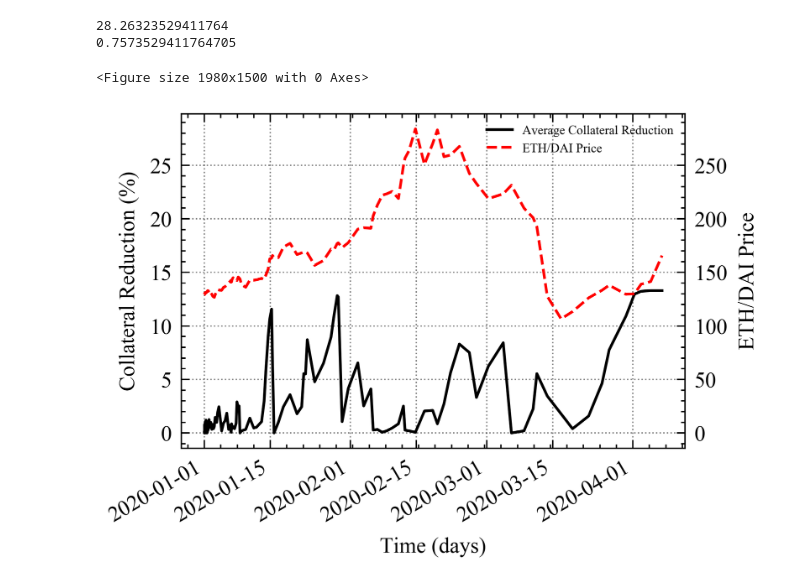
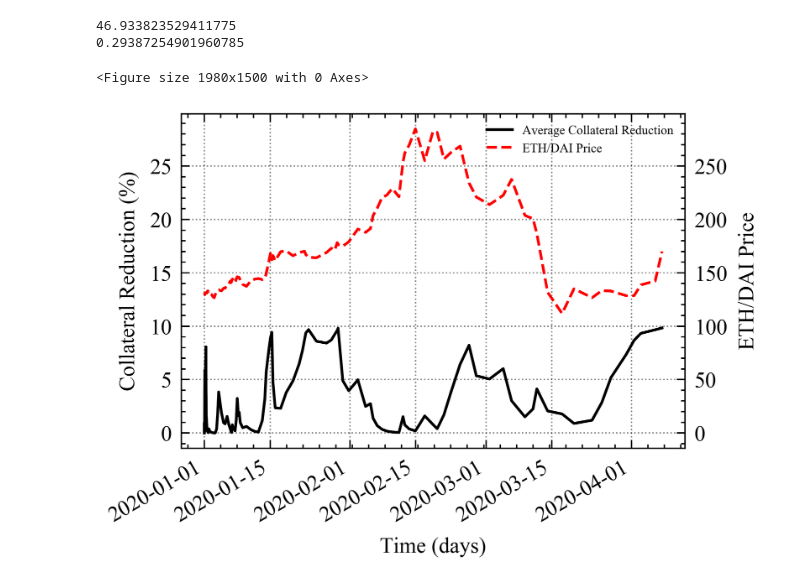
Before and after one commit to daniel-savu/Byzantic, a Jupyter notebook: simulation/black_thursday_simulation.ipynb, the cells around one changed output. Drawn from its saved outputs; the diff is of its cells as text; code cells hidden in the pictures.

```diff
--- a/simulation/black_thursday_simulation.ipynb
+++ b/simulation/black_thursday_simulation.ipynb
@@ -298,32 +509,33 @@ compoundSimulator.displaySimulationResults()
 # %%
-synthetixUserCount = 50
+synthetixUserCount = 30
 # issue (borrow): 0xaf086c7e (issueMaxSynths), 0x8a290014 (issueSynths)
 # burn (repay): 0x295da87d (burnSynths)
 
 synthetixRewards = {
     # issue
     "0xaf086c7e": 20,
     "0x8a290014": 20,
 
     # burn
     "0x295da87d": -15
 }
 
 layerCount = 5
 layerScores = [0, 10, 20, 29, 37]
-layerDiscounts = [0, 0.033, 0.066, 0.1, 0.133]
+layerDiscounts = [0, 0.03, 0.06, 0.09, 0.1]
+interactionFrequencyProbabilities = [0.971451785, 0.020495942, 0.003576747, 0.001774425, 0.001099053, 0.000722637, 0.000460777, 0.000283562, 0.000135073]
 
 layerCurationInterval = 7000
 
-synthetixSimulator = LbcrSimulator(synthetixTxs, synthetixUserCount, synthetixRewards, ethDaiPriceCSV, layerCount, layerScores, layerDiscounts, layerCurationInterval)
+synthetixSimulator = LbcrSimulator(synthetixTxs, synthetixUserCount, synthetixRewards, ethDaiPriceCSV, layerCount, layerScores, layerDiscounts, layerCurationInterval, interactionFrequencyProbabilities)
 synthetixSimulator.simulate()
 synthetixSimulator.computeSimulationStatistics()
 synthetixSimulator.displaySimulationResults()
 # %% [output]
-28.26323529411764
-0.7573529411764705
+46.933823529411775
+0.29387254901960785
 <Figure size 1980x1500 with 0 Axes>
-[figure, old version]
+[figure, new version]
 # %%
 makerUserCount = 50
 # join (mint/borrow): 0x3b4da69f
```
Also changed, not shown: parts of 10 cells of this notebook, 2 other files.
